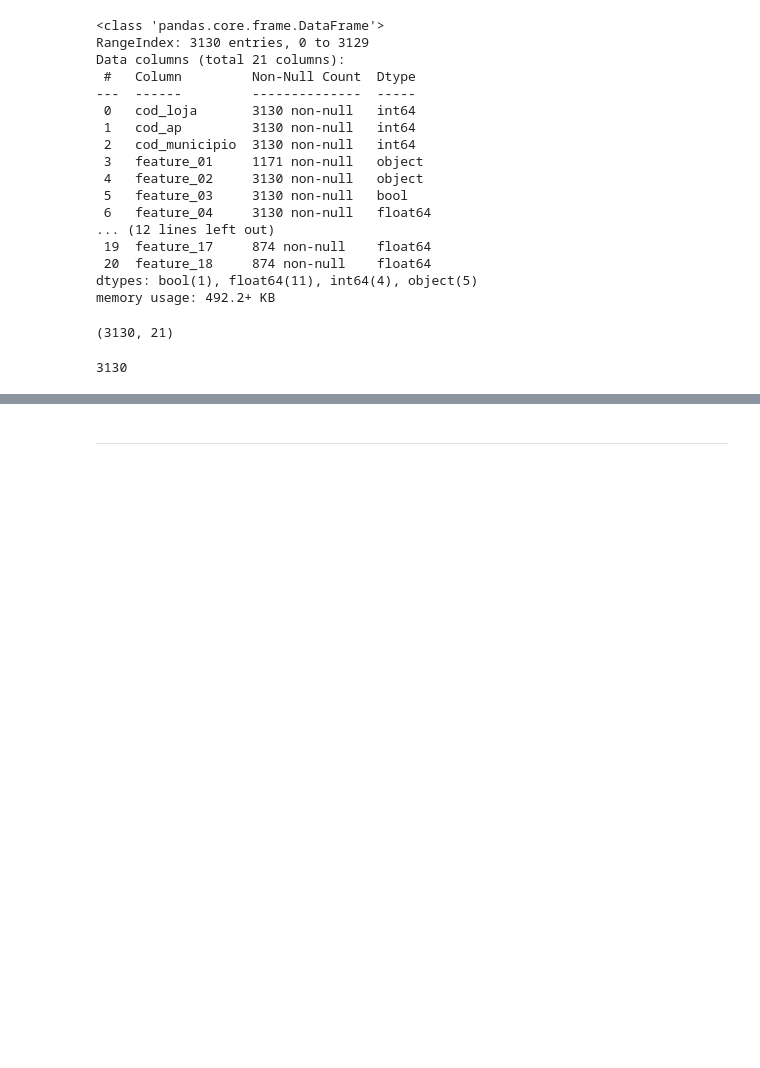
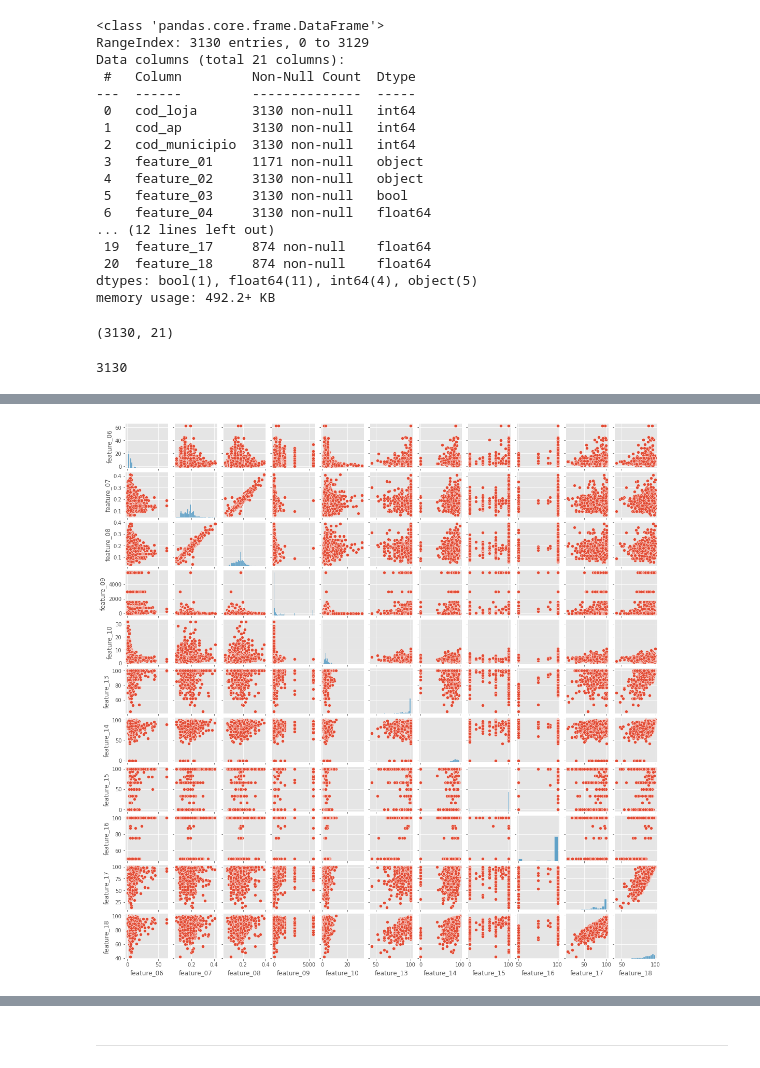
Before and after one commit to BeeData-USP/usp-vs-ufmg, a Jupyter notebook: tutss/exploration.ipynb, the cells around one changed output, grey strips where cells are left out. Cells and saved outputs as stored; diff of their text form; code cells hidden in the pictures; blank space fills up the shorter version.

```diff
--- a/tutss/exploration.ipynb
+++ b/tutss/exploration.ipynb
@@ -444,0 +497,7 @@ ljs_atual.cod_loja.nunique()
+# %%
+g = sns.PairGrid(ljs_atual[['feature_06', 'feature_07', 'feature_08', 'feature_09', 'feature_10', 'feature_13', 'feature_14', 'feature_15', 'feature_16', 'feature_17', 'feature_18']])
+g.fig.set_size_inches(15,15)
+g.map_diag(sns.histplot)
+g.map_offdiag(sns.scatterplot);
+# %% [output]
+[figure, added]
```
Also changed, not shown: parts of 41 cells of this notebook.
